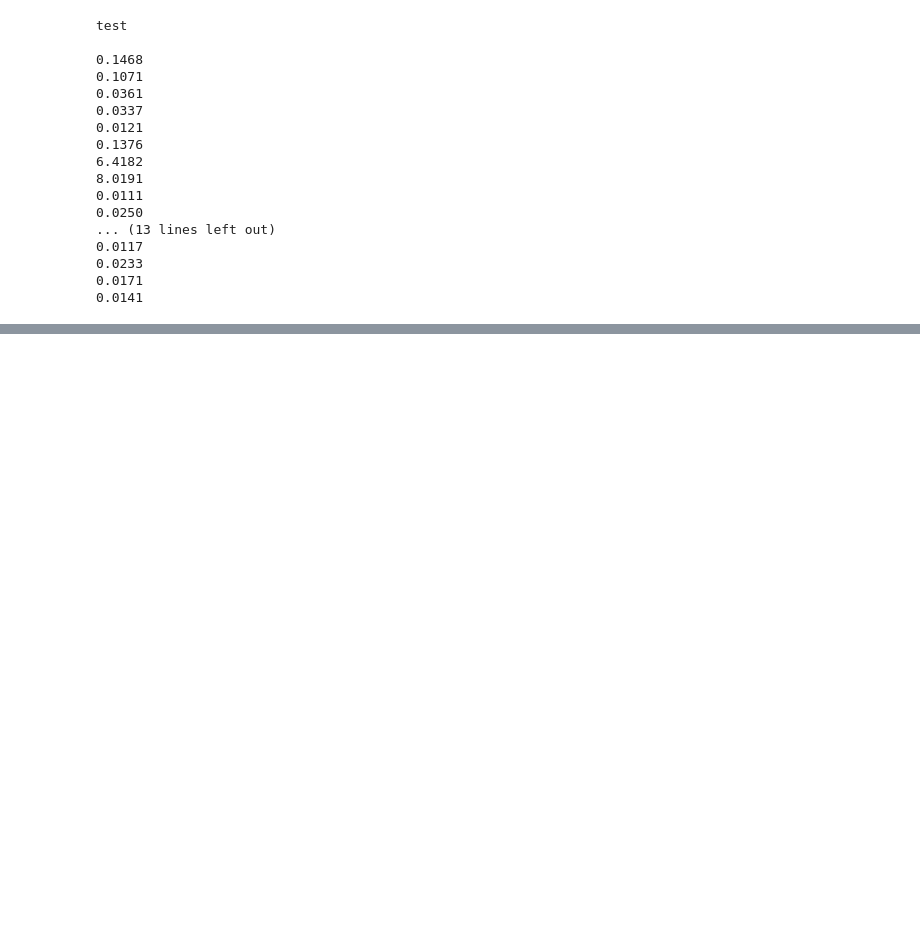
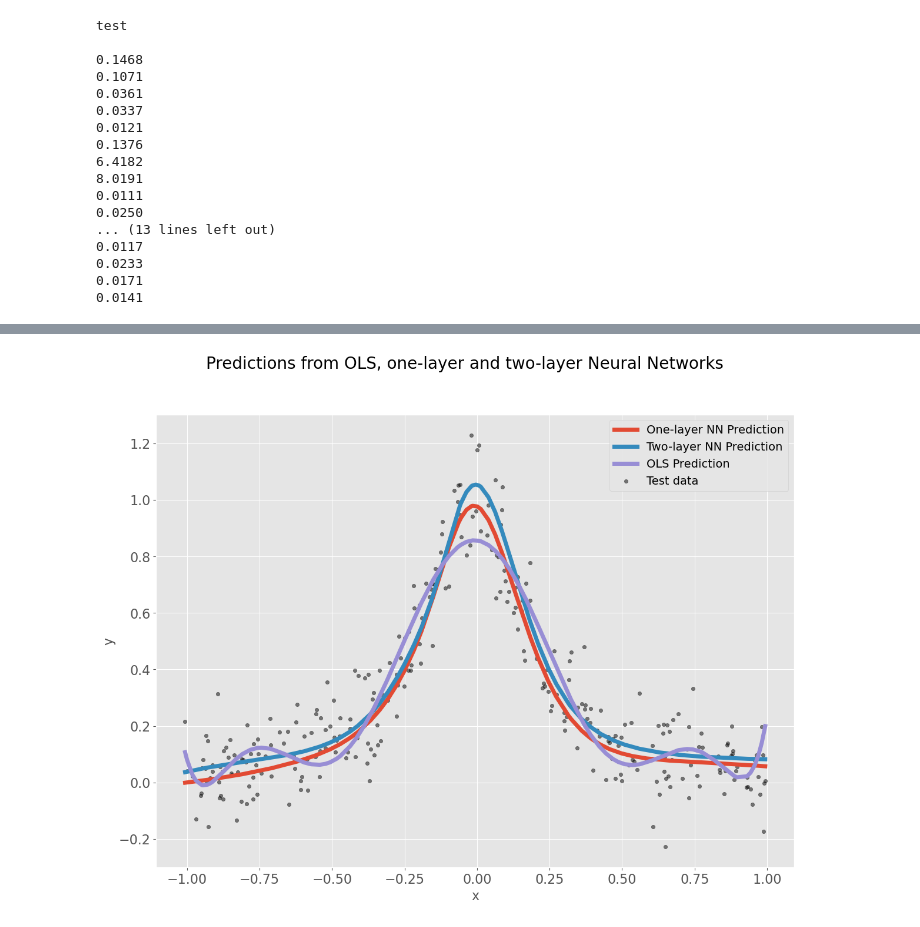
Before and after one commit to kjes4pres/Project_2_FYSSTK, a Jupyter notebook: Code/main/b.ipynb, the cells around one changed output, grey strips where cells are left out. Saved outputs shown, nothing was run; the diff lists cells and outputs as text; code cells hidden in the pictures; blank space fills up the shorter version.

```diff
--- a/Code/main/b.ipynb
+++ b/Code/main/b.ipynb
@@ -314,0 +358,13 @@ print(mse_vals)
+# %%
+fig, ax = plt.subplots(figsize=(14,10))
+ax.plot(X_sort, y_pred_one[sort_idx], label="One-layer NN Prediction", linewidth=5)
+ax.plot(X_sort, y_pred_two[sort_idx], label="Two-layer NN Prediction", linewidth=5)
+ax.plot(X_sort,y_pred_OLS_sort,  label="OLS Prediction", linewidth=5)
+ax.scatter(X_sort, y_sort,label="Test data", color="black", s=20, alpha = 0.5)
+fig.suptitle("Predictions from OLS, one-layer and two-layer Neural Networks")
+ax.set_xlabel("x")
+ax.set_ylabel("y")
+ax.legend()
+plt.show()
+# %% [output]
+[figure, added]
```
Also changed, not shown: parts of 5 cells of this notebook, 5 other files.
